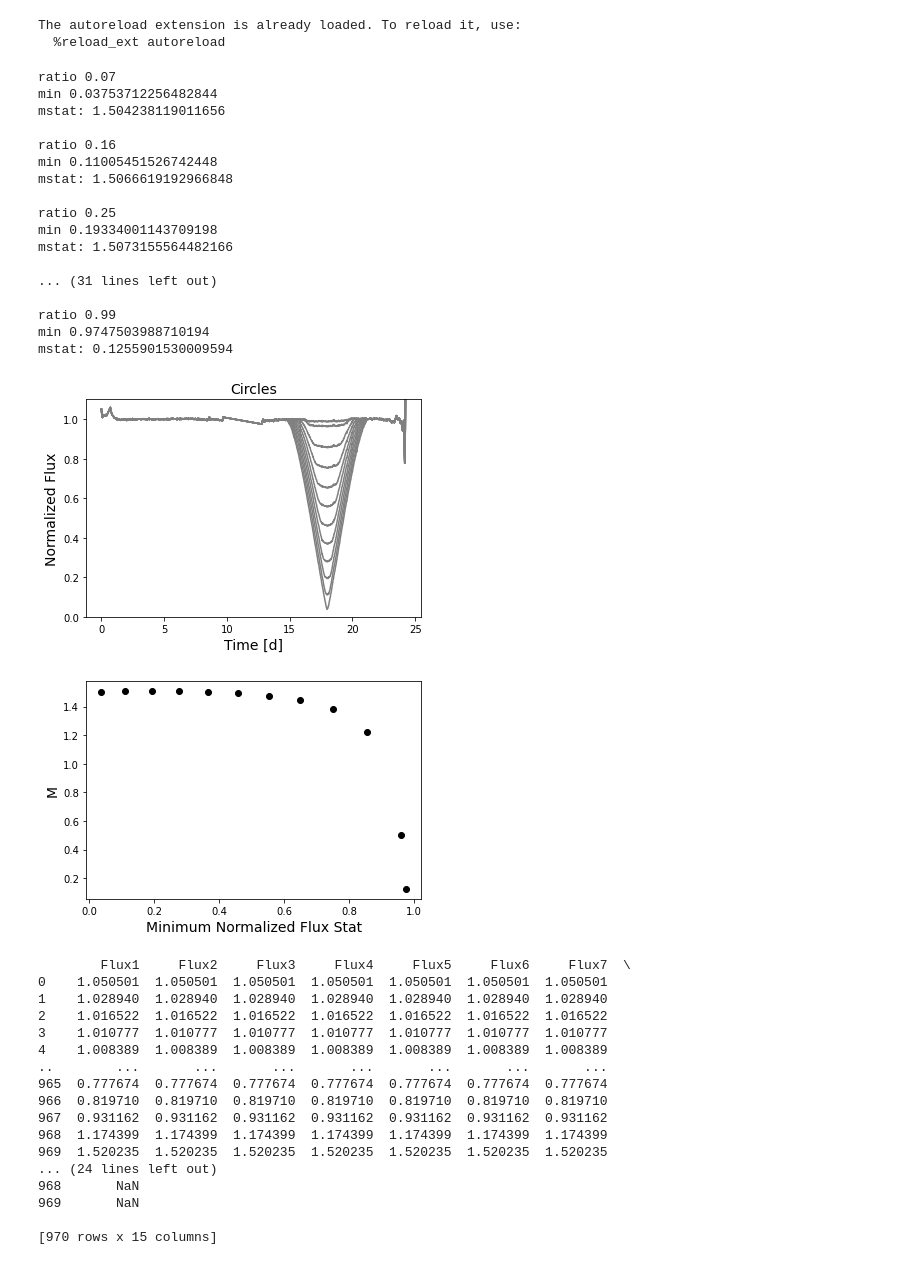
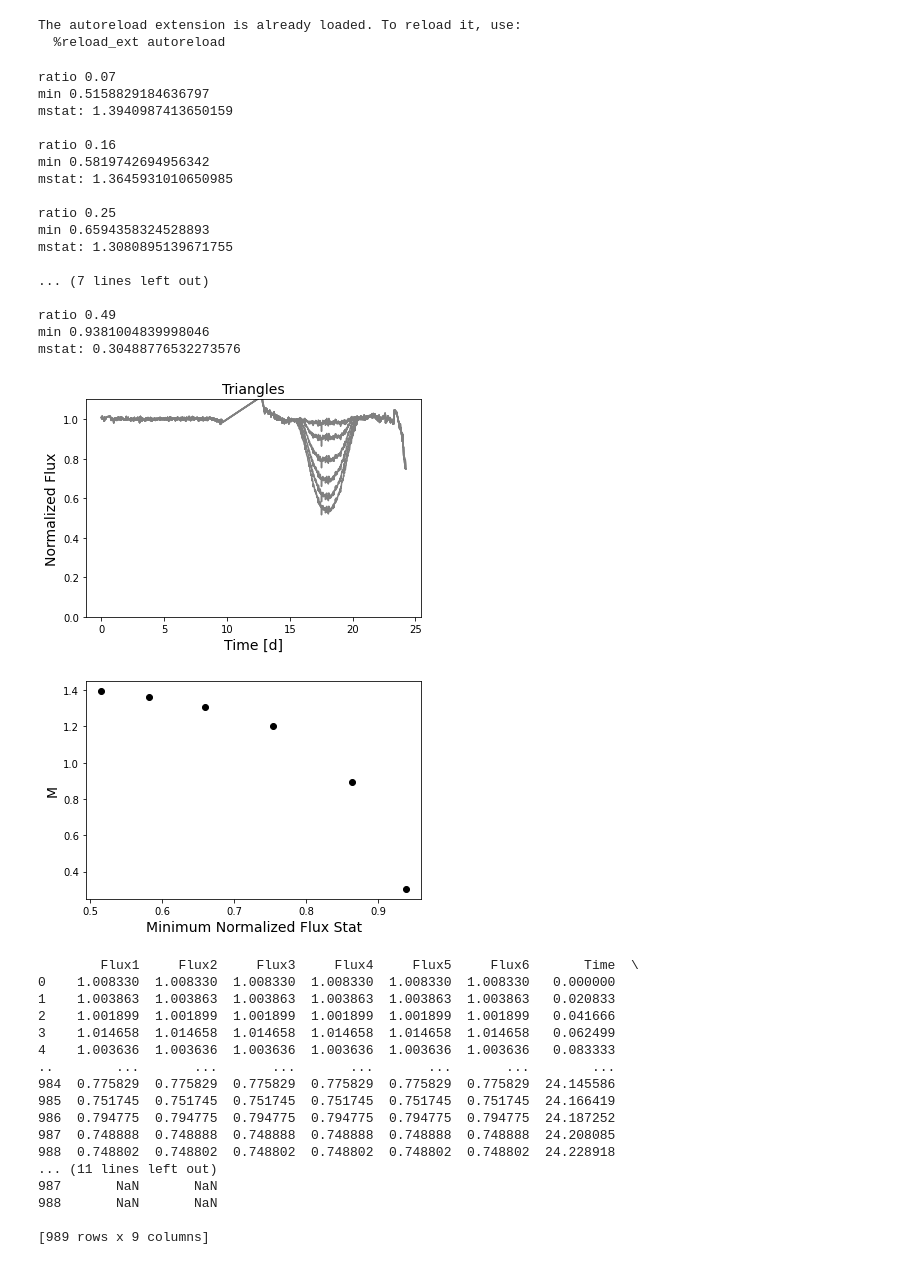
Before and after one commit to danay6/Transiting-megastructures, a Jupyter notebook: 0.4-mstat-nb.ipynb, the cells around one changed output. Drawn from its saved outputs; the diff is of its cells as text; code cells hidden in the pictures.

```diff
--- a/0.4-mstat-nb.ipynb
+++ b/0.4-mstat-nb.ipynb
@@ -216,46 +218,46 @@ def plot_mstat_width(shape, ratio, widths):
     df_save.to_csv('./subplot_data_tic251630511/' + str(shape) + '_width_spike.csv', index=False)
 # %%
 #Mstat for depths
-shape = 'Circle'
+shape = 'Triangle'
 vertices = 11
 
 plot_mstat_depth(shape)
 # %% [output]
 ratio 0.07
-min 0.03753712256482844
-mstat: 1.504238119011656
+min 0.5158829184636797
+mstat: 1.3940987413650159
 
 ratio 0.16
-min 0.11005451526742448
-mstat: 1.5066619192966848
+min 0.5819742694956342
+mstat: 1.3645931010650985
 
 ratio 0.25
-min 0.19334001143709198
-mstat: 1.5073155564482166
+min 0.6594358324528893
+mstat: 1.3080895139671755
 
-... (31 lines left out)
+... (7 lines left out)
 
-ratio 0.99
-min 0.9747503988710194
-mstat: 0.1255901530009594
+ratio 0.49
+min 0.9381004839998046
+mstat: 0.30488776532273576
-[figure, old version]
+[figure, new version]
-[figure, old version]
+[figure, new version]
-        Flux1     Flux2     Flux3     Flux4     Flux5     Flux6     Flux7  \
-0    1.050501  1.050501  1.050501  1.050501  1.050501  1.050501  1.050501
-1    1.028940  1.028940  1.028940  1.028940  1.028940  1.028940  1.028940
-2    1.016522  1.016522  1.016522  1.016522  1.016522  1.016522  1.016522
-3    1.010777  1.010777  1.010777  1.010777  1.010777  1.010777  1.010777
-4    1.008389  1.008389  1.008389  1.008389  1.008389  1.008389  1.008389
-..        ...       ...       ...       ...       ...       ...       ...
-965  0.777674  0.777674  0.777674  0.777674  0.777674  0.777674  0.777674
-966  0.819710  0.819710  0.819710  0.819710  0.819710  0.819710  0.819710
-967  0.931162  0.931162  0.931162  0.931162  0.931162  0.931162  0.931162
-968  1.174399  1.174399  1.174399  1.174399  1.174399  1.174399  1.174399
-969  1.520235  1.520235  1.520235  1.520235  1.520235  1.520235  1.520235
-... (24 lines left out)
-968       NaN
-969       NaN
+        Flux1     Flux2     Flux3     Flux4     Flux5     Flux6       Time  \
+0    1.008330  1.008330  1.008330  1.008330  1.008330  1.008330   0.000000
+1    1.003863  1.003863  1.003863  1.003863  1.003863  1.003863   0.020833
+2    1.001899  1.001899  1.001899  1.001899  1.001899  1.001899   0.041666
+3    1.014658  1.014658  1.014658  1.014658  1.014658  1.014658   0.062499
+4    1.003636  1.003636  1.003636  1.003636  1.003636  1.003636   0.083333
+..        ...       ...       ...       ...       ...       ...        ...
+984  0.775829  0.775829  0.775829  0.775829  0.775829  0.775829  24.145586
+985  0.751745  0.751745  0.751745  0.751745  0.751745  0.751745  24.166419
+986  0.794775  0.794775  0.794775  0.794775  0.794775  0.794775  24.187252
+987  0.748888  0.748888  0.748888  0.748888  0.748888  0.748888  24.208085
+988  0.748802  0.748802  0.748802  0.748802  0.748802  0.748802  24.228918
+... (11 lines left out)
+987       NaN       NaN
+988       NaN       NaN
 
-[970 rows x 15 columns]
+[989 rows x 9 columns]
 # %%
 # Mstats for widths
```
Also changed, not shown: parts of 5 cells of this notebook, 2 other files.
